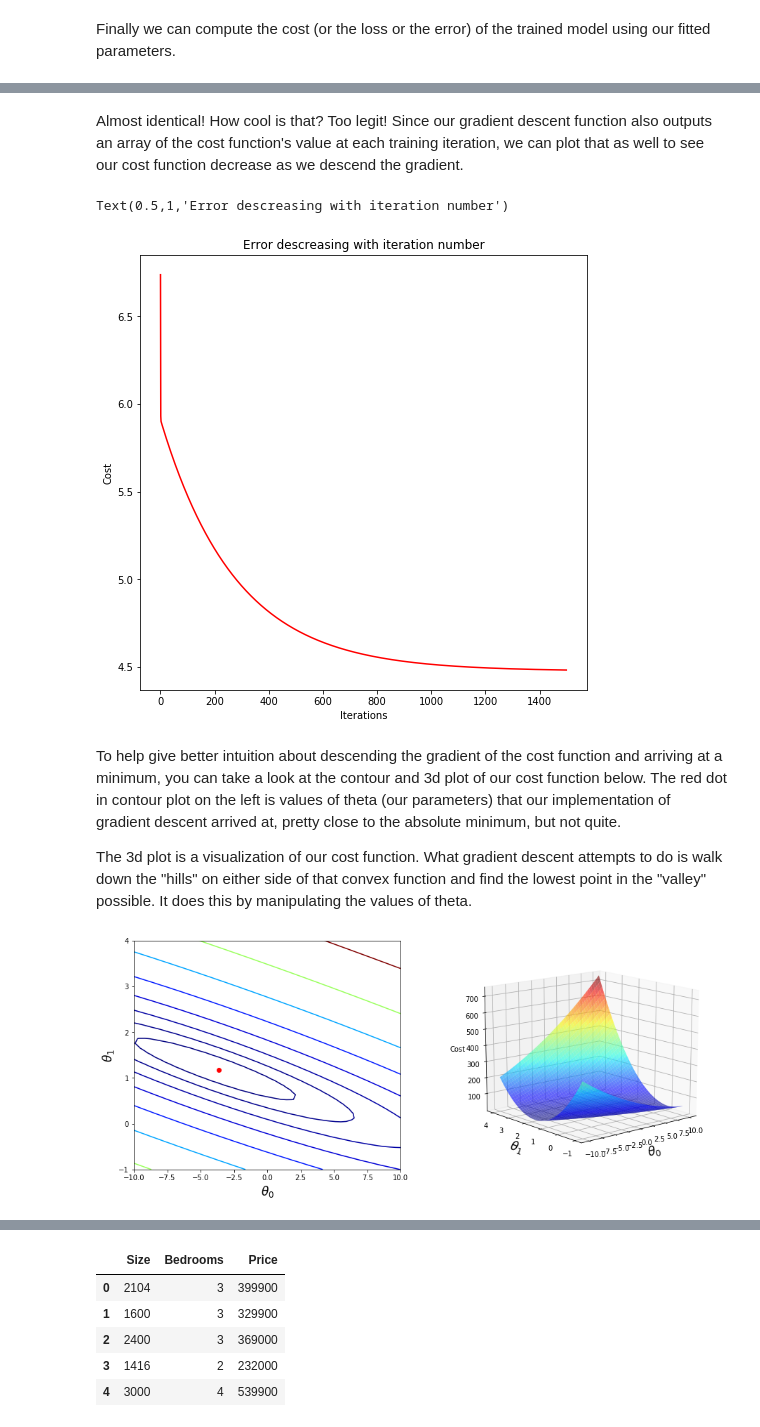
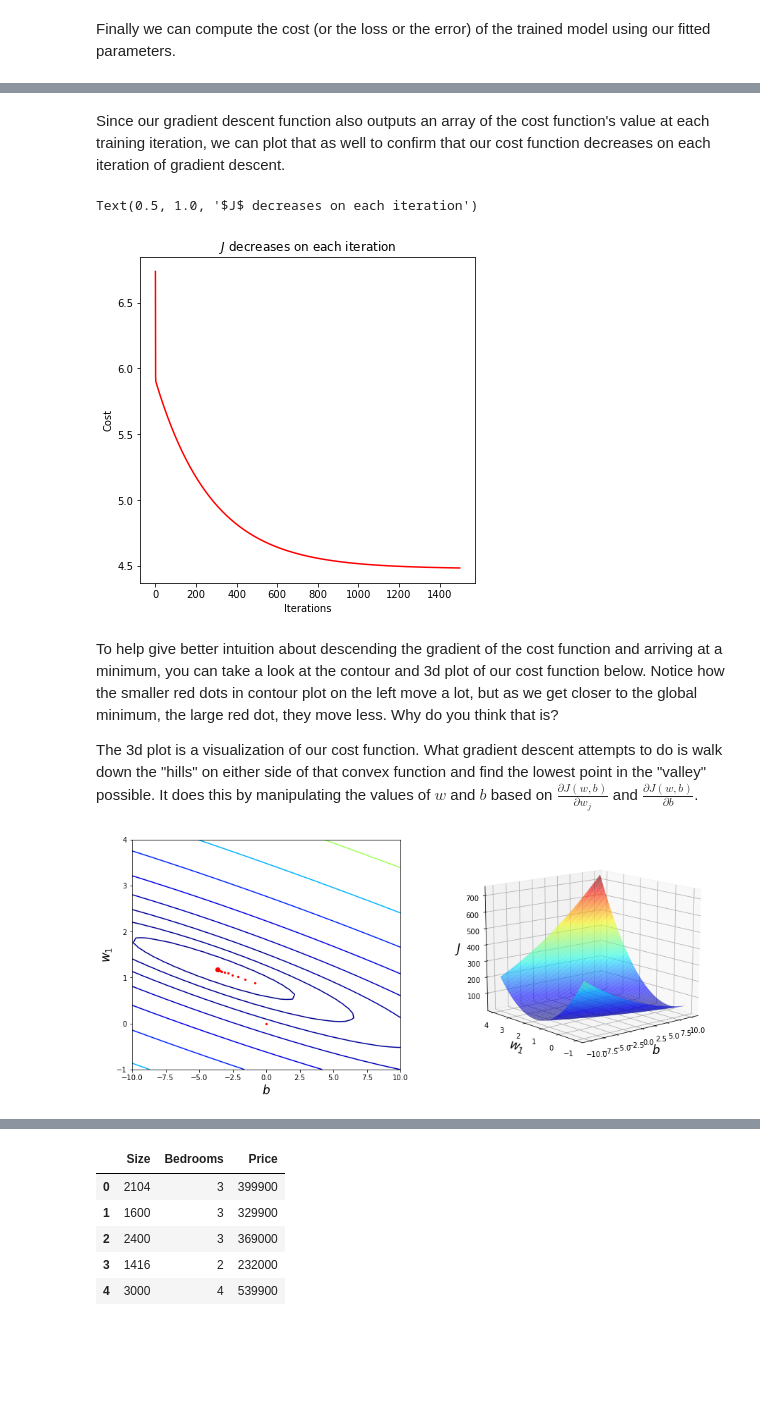
Before and after one commit to LuketheDukeBates/Linear-Regression-Demo, a Jupyter notebook: Linear Regression Demo.ipynb, the cells around one changed output, grey strips where cells are left out. Drawn from its saved outputs; the diff is of its cells as text; code cells hidden in the pictures; blank space fills up the shorter version.

```diff
--- a/Linear Regression Demo.ipynb
+++ b/Linear Regression Demo.ipynb
@@ -326,0 +258,17 @@ Text(0.5,1,'Predicted Profit vs. Population Size')
+# %%
+fig, ax = plt.subplots(figsize=(12,8))
+for i in range(iters):
+    new_w = ws[i]
+    new_b = bs[i]
+    if i%200 == 0:
+        y_line = (new_w * x_line) + new_b
+        ax.plot(x_line, y_line, linewidth=1.0, label='i:{} w = {} b = {}'
+                    .format(i, np.round(new_w,3), np.round(new_b,3)))
+    if i+1 == iters:
+        ax.plot(x_line, y_line, linewidth=2.0, c='r',label='w = {} b = {} optimized'
+                .format(np.round(new_w,3), np.round(new_b,3)))
+ax.scatter(X, y)
+ax.legend()
+ax.set_xlabel('Population in 10,000s')
+ax.set_ylabel('Profit in $10,000s')
+ax.set_title('Predicted Profit vs. Population Size')
@@ -327,53 +278,54 @@ Text(0.5,1,'Predicted Profit vs. Population Size')
 # %% [markdown]
-Almost identical! How cool is that? Too legit!
-Since our gradient descent function also outputs an array of the cost function's value at each training iteration, we can plot that as well to see our cost function decrease as we descend the gradient.
+Since our gradient descent function also outputs an array of the cost function's value at each training iteration, we can plot that as well to confirm that our cost function decreases on each iteration of gradient descent.
 # %%
-fig, ax = plt.subplots(figsize=(8, 8))
+fig, ax = plt.subplots(figsize=(6, 6))
 #arange returns evenly spaced values within a given interval, in this case iters, 1500.
-ax.plot(np.arange(iters), cost, 'r')
+ax.plot(np.arange(iters), cost, 'red')
 ax.set_xlabel('Iterations')
 ax.set_ylabel('Cost')
-ax.set_title('Error descreasing with iteration number')
+ax.set_title(r'$J$ decreases on each iteration')
 # %% [output]
-Text(0.5,1,'Error descreasing with iteration number')
+Text(0.5, 1.0, '$J$ decreases on each iteration')
-[figure, old version]
+[figure, new version]
 # %% [markdown]
-To help give better intuition about descending the gradient of the cost function and arriving at a minimum, you can take a look at the contour and 3d plot of our cost function below. The red dot in contour plot on the left is values of theta (our parameters) that our implementation of gradient descent arrived at, pretty close to the absolute minimum, but not quite.
+To help give better intuition about descending the gradient of the cost function and arriving at a minimum, you can take a look at the contour and 3d plot of our cost function below. Notice how the smaller red dots in contour plot on the left move a lot, but as we get closer to the global minimum, the large red dot, they move less. Why do you think that is?
 
-The 3d plot is a visualization of our cost function. What gradient descent attempts to do is walk down the "hills" on either side of that convex function and find the lowest point in the "valley" possible. It does this by manipulating the values of theta.
+The 3d plot is a visualization of our cost function. What gradient descent attempts to do is walk down the "hills" on either side of that convex function and find the lowest point in the "valley" possible. It does this by manipulating the values of $w$ and $b$ based on $\frac{\partial J(w, b)}{\partial w_{j}} $ and $\frac{\partial J(w, b)}{\partial b}$.
 # %%
-'''
-This cell of code was adapted from https://github.com/JWarmenhoven/Coursera-Machine-Learning, a master of data visualization.
-'''
 from mpl_toolkits.mplot3d import axes3d
 
 # Create grid coordinates for plotting
 B0 = np.linspace(-10, 10, 50)
 B1 = np.linspace(-1, 4, 50)
 xx, yy = np.meshgrid(B0, B1, indexing='xy')
 Z = np.zeros((B0.size, B1.size))
 
 # Calculate Z-values (Cost) based on grid of coefficients
 for (i, j), v in np.ndenumerate(Z):
-    Z[i, j] = computeCost(X, y, theta=[[xx[i, j]], [yy[i, j]]])
+    Z[i, j] = computeCost(X, y, b=xx[i, j], w=yy[i, j])
 
 fig = plt.figure(figsize=(15, 6))
 ax1 = fig.add_subplot(121)
 ax2 = fig.add_subplot(122, projection='3d')
 
 # Contour plot
 CS = ax1.contour(xx, yy, Z, np.logspace(-2, 3, 20), cmap=plt.cm.jet)
-ax1.scatter(new_theta[0], new_theta[1], c='r')
+for i in range(len(ws)):
+    if i == 0:
+        ax1.scatter(bs[i], ws[i], s=5, c='r')
+    if (i+1)%150==0:
+        ax1.scatter(bs[i], ws[i], s=5, c='r')
+ax1.scatter(new_b, new_w, c='r')
 
 # 3d plot
 ax2.plot_surface(xx, yy, Z, rstride=1, cstride=1, alpha=0.6, cmap=plt.cm.jet)
-ax2.set_zlabel('Cost')
+ax2.set_zlabel(r'$J$', fontsize=17)
 ax2.set_zlim(Z.min(), Z.max())
 ax2.view_init(elev=15, azim=230)
 
-# labeling thetas which is the same for both plots
+# labeling parameters which is the same for both plots
 for ax in fig.axes:
-    ax.set_xlabel(r'$\theta_0$', fontsize=17)
-    ax.set_ylabel(r'$\theta_1$', fontsize=17)
+    ax.set_xlabel(r'$b$', fontsize=17)
+    ax.set_ylabel(r'$w_1$', fontsize=17)
 # %% [output]
-[figure, old version]
+[figure, new version]
```
Also changed, not shown: parts of 82 cells of this notebook.
